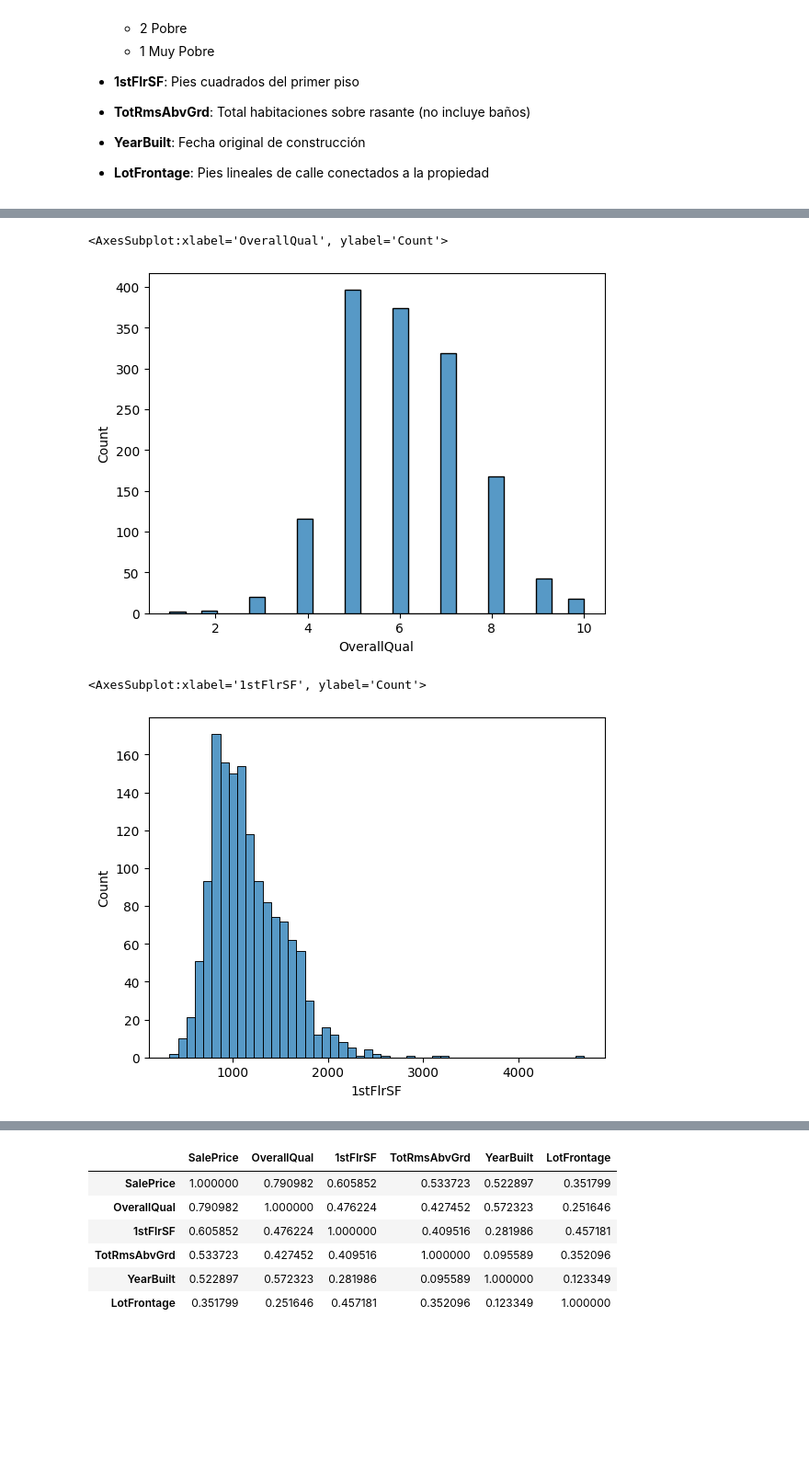
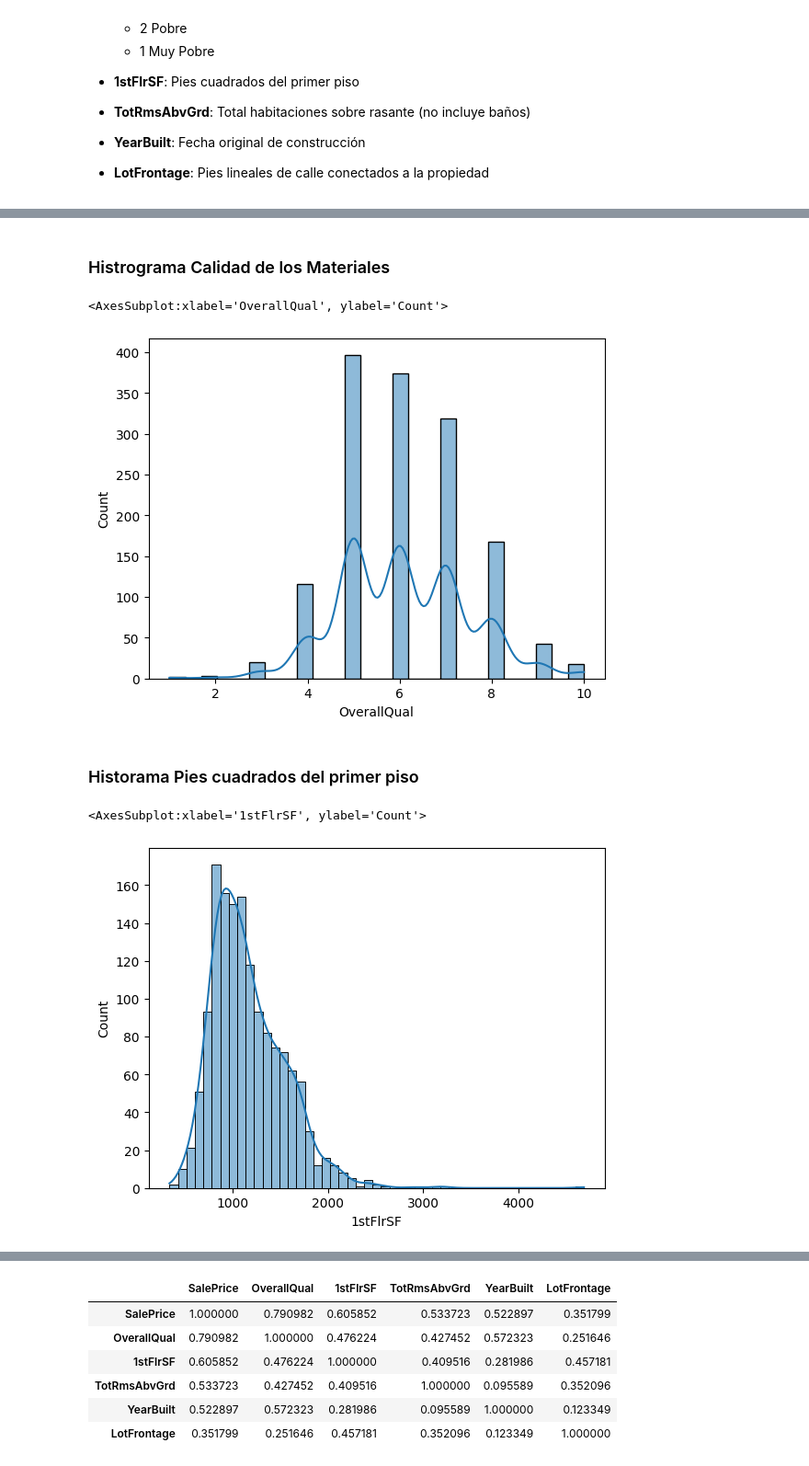
Before and after one commit to luisramilian95/data-science-ug, a Jupyter notebook: project-1/main.ipynb, the cells around one changed output, grey strips where cells are left out. Shown: that part at 92% size. Drawn from its saved outputs; the diff is of its cells as text; code cells hidden in the pictures; blank space fills up the shorter version.

```diff
--- a/project-1/main.ipynb
+++ b/project-1/main.ipynb
@@ -90,10 +110,14 @@ sns.histplot(data=data_frame, x=SALES_PRICE)
+# %% [markdown]
+### Histrograma Calidad de los Materiales
 # %%
-sns.histplot(data=data_frame, x=OVERALL_QUAL)
+sns.histplot(data=data_frame, x=OVERALL_QUAL, kde=True)
 # %% [output]
 <AxesSubplot:xlabel='OverallQual', ylabel='Count'>
-[figure, old version]
+[figure, new version]
+# %% [markdown]
+### Historama Pies cuadrados del primer piso
 # %%
-sns.histplot(data=data_frame, x=FIRST_FLOOR_SQUARE_FEET)
+sns.histplot(data=data_frame, x=FIRST_FLOOR_SQUARE_FEET, kde=True)
 # %% [output]
 <AxesSubplot:xlabel='1stFlrSF', ylabel='Count'>
-[figure, old version]
+[figure, new version]
```
Also changed, not shown: parts of 102 cells of this notebook.
